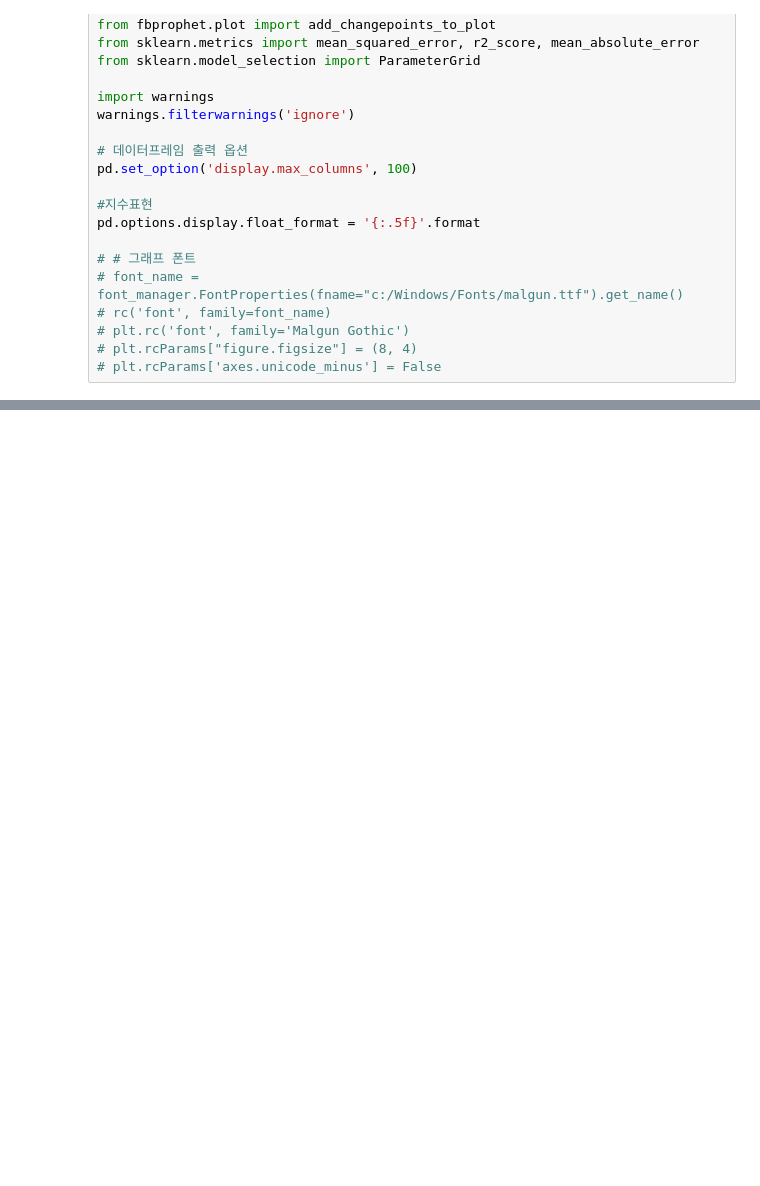
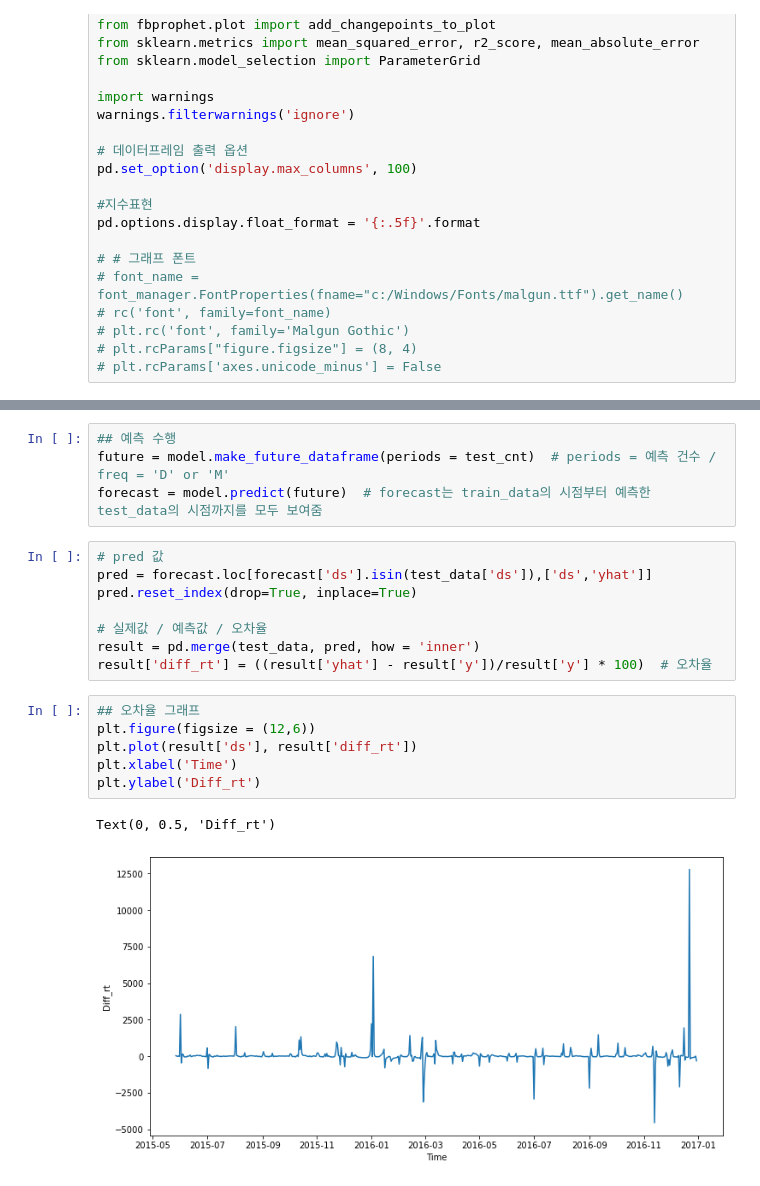
Before and after one commit to JoARa5820/PROJECT, a Jupyter notebook: project_4/Prophet(Time-Series).ipynb, the cells around one changed output, grey strips where cells are left out. Saved outputs shown, nothing was run; the diff lists cells and outputs as text; blank space fills up the shorter version.

```diff
--- a/project_4/Prophet(Time-Series).ipynb
+++ b/project_4/Prophet(Time-Series).ipynb
@@ -345,0 +317,21 @@ result2
+# %%
+## 예측 수행
+future = model.make_future_dataframe(periods = test_cnt)  # periods = 예측 건수 / freq = 'D' or 'M'
+forecast = model.predict(future)  # forecast는 train_data의 시점부터 예측한 test_data의 시점까지를 모두 보여줌
+# %%
+# pred 값
+pred = forecast.loc[forecast['ds'].isin(test_data['ds']),['ds','yhat']]
+pred.reset_index(drop=True, inplace=True)
+
+# 실제값 / 예측값 / 오차율
+result = pd.merge(test_data, pred, how = 'inner')
+result['diff_rt'] = ((result['yhat'] - result['y'])/result['y'] * 100)  # 오차율
+# %%
+## 오차율 그래프
+plt.figure(figsize = (12,6))
+plt.plot(result['ds'], result['diff_rt'])
+plt.xlabel('Time')
+plt.ylabel('Diff_rt')
+# %% [output]
+Text(0, 0.5, 'Diff_rt')
+[figure, added]
```
Also changed, not shown: parts of 27 cells of this notebook.
